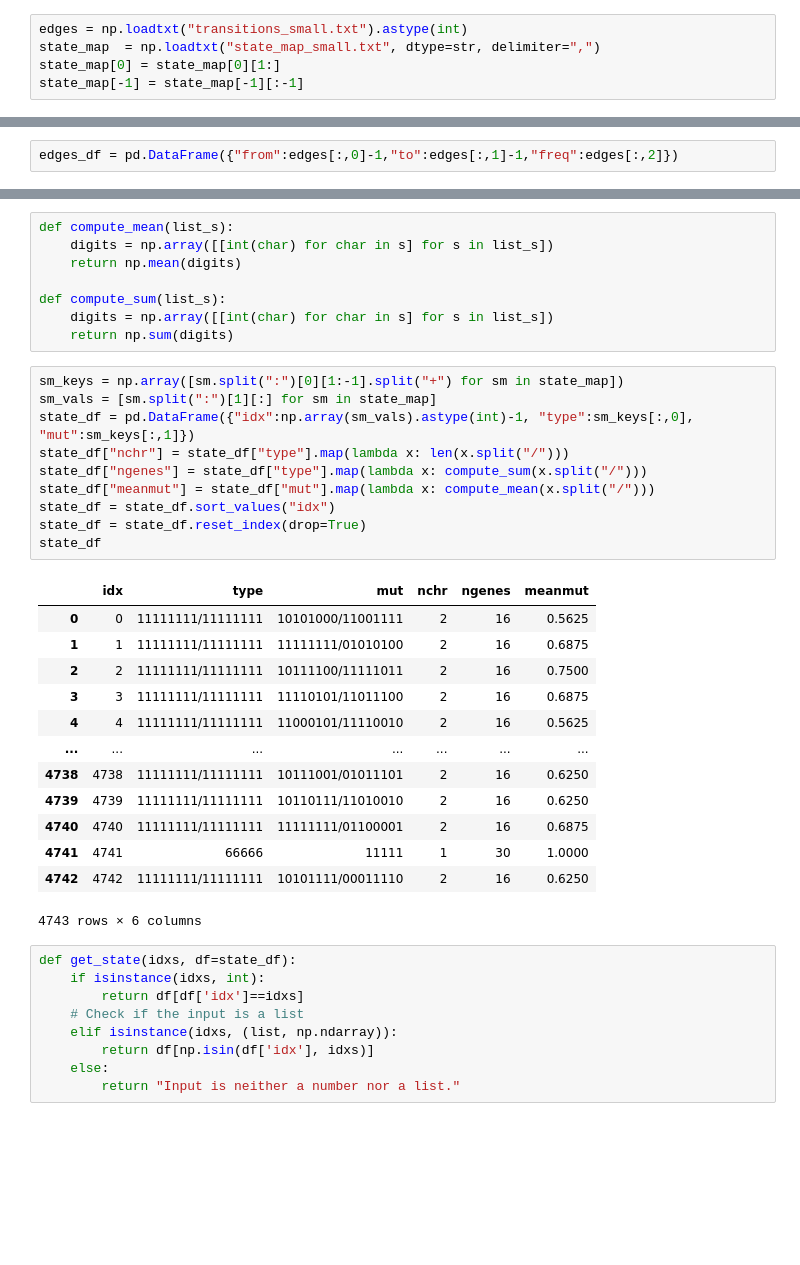
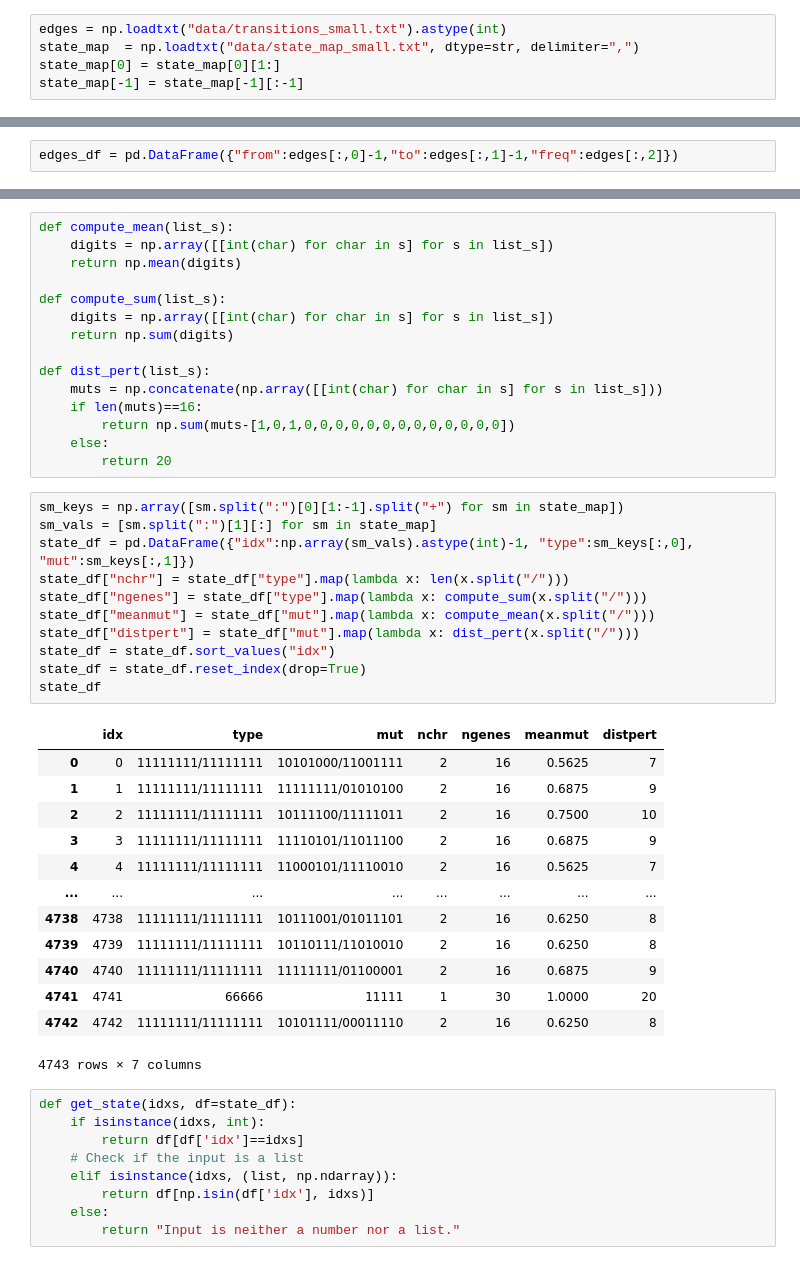
Before and after one commit to francescozambelli/CancerEvo, a Jupyter notebook: net.ipynb, the cells around one changed output, grey strips where cells are left out. Drawn from its saved outputs; the diff is of its cells as text; blank space fills up the shorter version.

```diff
--- a/net.ipynb
+++ b/net.ipynb
@@ -14,7 +14,7 @@ import imageio
 import os
 import shutil
 # %%
-edges = np.loadtxt("transitions_small.txt").astype(int)
-state_map  = np.loadtxt("state_map_small.txt", dtype=str, delimiter=",")
+edges = np.loadtxt("data/transitions_small.txt").astype(int)
+state_map  = np.loadtxt("data/state_map_small.txt", dtype=str, delimiter=",")
 state_map[0] = state_map[0][1:]
 state_map[-1] = state_map[-1][:-1]
@@ -54,30 +28,38 @@ def compute_mean(list_s):
 def compute_sum(list_s):
     digits = np.array([[int(char) for char in s] for s in list_s])
     return np.sum(digits)
+
+def dist_pert(list_s):
+    muts = np.concatenate(np.array([[int(char) for char in s] for s in list_s]))
+    if len(muts)==16:
+        return np.sum(muts-[1,0,1,0,0,0,0,0,0,0,0,0,0,0,0,0])
+    else:
+        return 20
 # %%
 sm_keys = np.array([sm.split(":")[0][1:-1].split("+") for sm in state_map])
 sm_vals = [sm.split(":")[1][:] for sm in state_map]
 state_df = pd.DataFrame({"idx":np.array(sm_vals).astype(int)-1, "type":sm_keys[:,0], "mut":sm_keys[:,1]})
 state_df["nchr"] = state_df["type"].map(lambda x: len(x.split("/")))
 state_df["ngenes"] = state_df["type"].map(lambda x: compute_sum(x.split("/")))
 state_df["meanmut"] = state_df["mut"].map(lambda x: compute_mean(x.split("/")))
+state_df["distpert"] = state_df["mut"].map(lambda x: dist_pert(x.split("/")))
 state_df = state_df.sort_values("idx")
 state_df = state_df.reset_index(drop=True)
 state_df
 # %% [output]
-|  | idx | type | mut | nchr | ngenes | meanmut |
-| 0 | 0 | 11111111/11111111 | 10101000/11001111 | 2 | 16 | 0.5625 |
-| 1 | 1 | 11111111/11111111 | 11111111/01010100 | 2 | 16 | 0.6875 |
-| 2 | 2 | 11111111/11111111 | 10111100/11111011 | 2 | 16 | 0.7500 |
-| 3 | 3 | 11111111/11111111 | 11110101/11011100 | 2 | 16 | 0.6875 |
-| 4 | 4 | 11111111/11111111 | 11000101/11110010 | 2 | 16 | 0.5625 |
-| ... | ... | ... | ... | ... | ... | ... |
-| 4738 | 4738 | 11111111/11111111 | 10111001/01011101 | 2 | 16 | 0.6250 |
-| 4739 | 4739 | 11111111/11111111 | 10110111/11010010 | 2 | 16 | 0.6250 |
-| 4740 | 4740 | 11111111/11111111 | 11111111/01100001 | 2 | 16 | 0.6875 |
-| 4741 | 4741 | 66666 | 11111 | 1 | 30 | 1.0000 |
-| 4742 | 4742 | 11111111/11111111 | 10101111/00011110 | 2 | 16 | 0.6250 |
+|  | idx | type | mut | nchr | ngenes | meanmut | distpert |
+| 0 | 0 | 11111111/11111111 | 10101000/11001111 | 2 | 16 | 0.5625 | 7 |
+| 1 | 1 | 11111111/11111111 | 11111111/01010100 | 2 | 16 | 0.6875 | 9 |
+| 2 | 2 | 11111111/11111111 | 10111100/11111011 | 2 | 16 | 0.7500 | 10 |
+| 3 | 3 | 11111111/11111111 | 11110101/11011100 | 2 | 16 | 0.6875 | 9 |
+| 4 | 4 | 11111111/11111111 | 11000101/11110010 | 2 | 16 | 0.5625 | 7 |
+| ... | ... | ... | ... | ... | ... | ... | ... |
+| 4738 | 4738 | 11111111/11111111 | 10111001/01011101 | 2 | 16 | 0.6250 | 8 |
+| 4739 | 4739 | 11111111/11111111 | 10110111/11010010 | 2 | 16 | 0.6250 | 8 |
+| 4740 | 4740 | 11111111/11111111 | 11111111/01100001 | 2 | 16 | 0.6875 | 9 |
+| 4741 | 4741 | 66666 | 11111 | 1 | 30 | 1.0000 | 20 |
+| 4742 | 4742 | 11111111/11111111 | 10101111/00011110 | 2 | 16 | 0.6250 | 8 |
-4743 rows × 6 columns
+4743 rows × 7 columns
 # %%
 def get_state(idxs, df=state_df):
     if isinstance(idxs, int):
```
Also changed, not shown: parts of 16 cells of this notebook, 12 other files.
